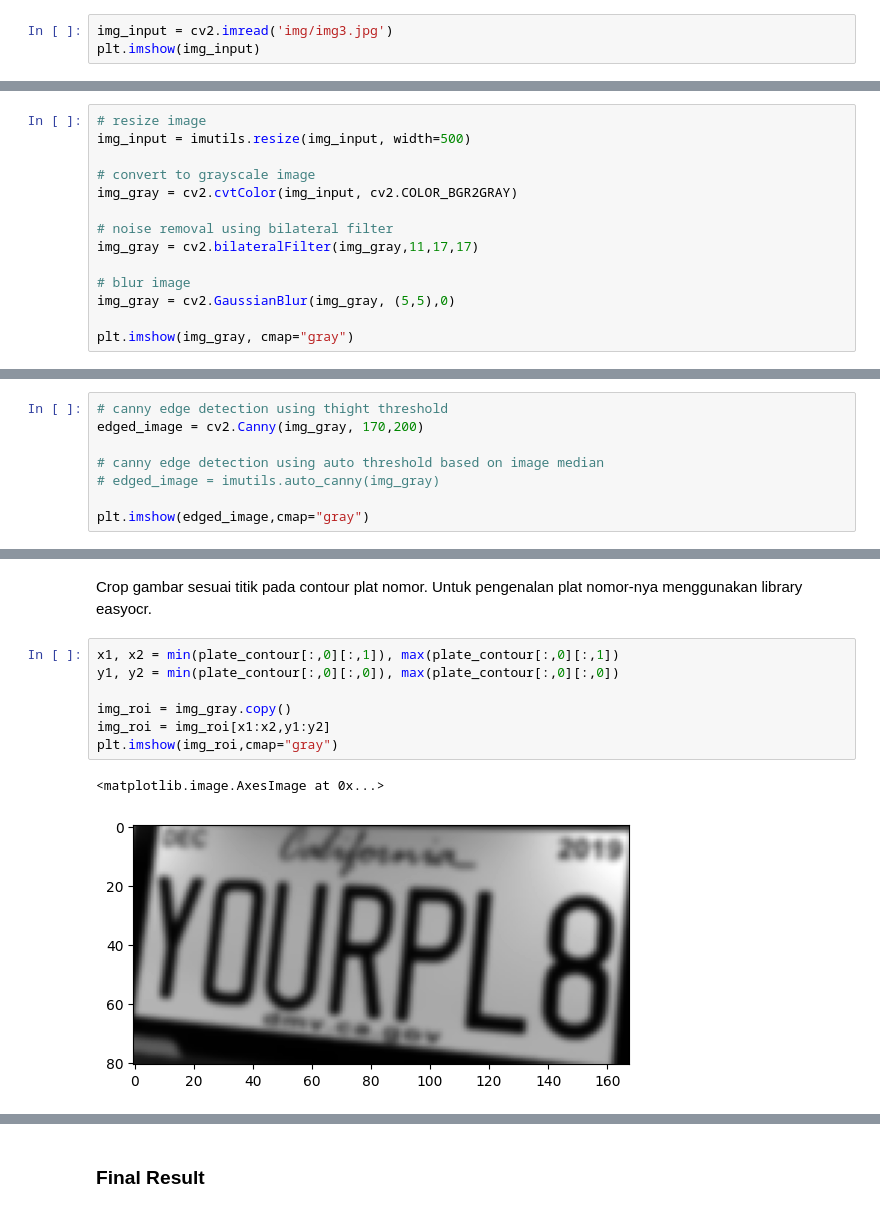
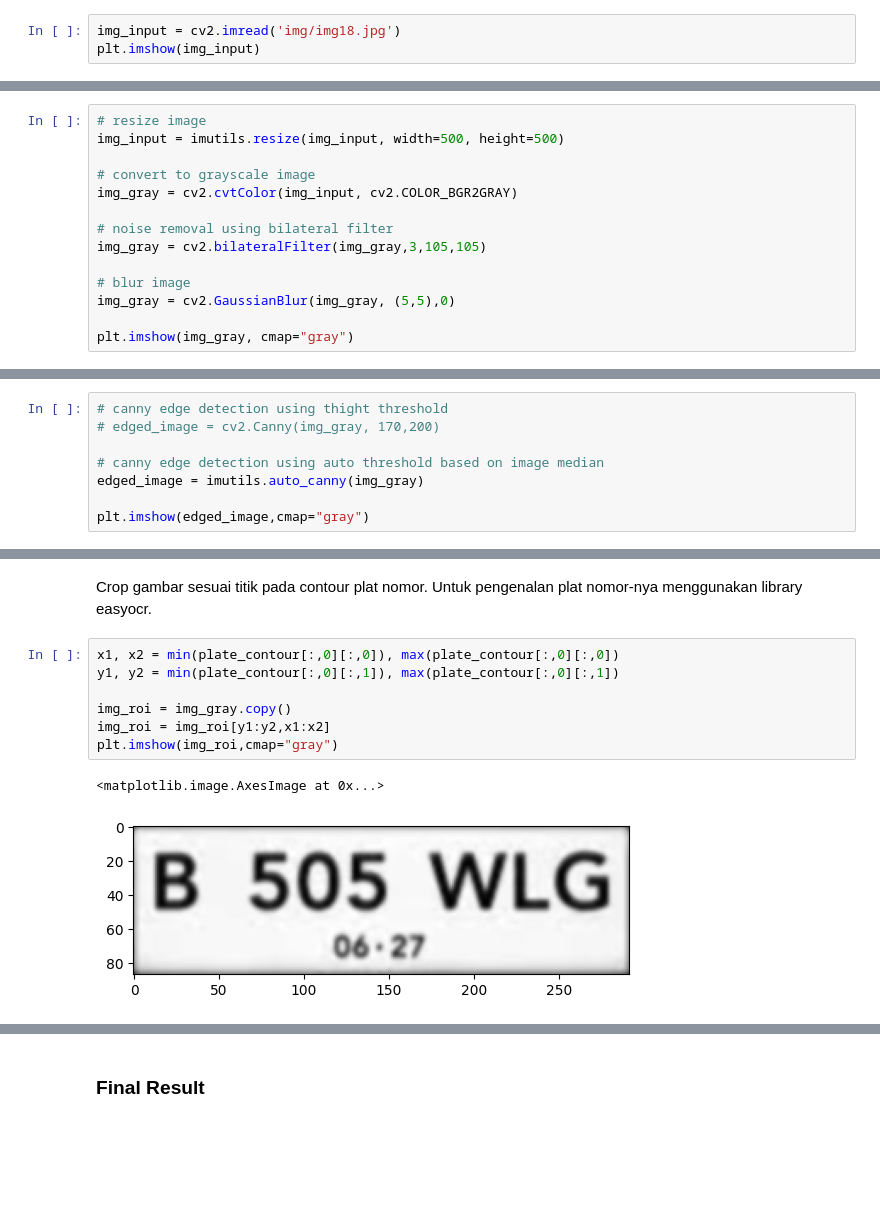
Before and after one commit to hiseulgi/license-plate-detection, a Jupyter notebook: notebook/01-edge-based.ipynb, the cells around one changed output, grey strips where cells are left out. Cells and saved outputs as stored; diff of their text form; blank space fills up the shorter version.

```diff
--- a/notebook/01-edge-based.ipynb
+++ b/notebook/01-edge-based.ipynb
@@ -9,7 +9,7 @@ reader = easyocr.Reader(['en']) # this needs to run only once to load the model
 # %% [markdown]
 ### Input Image
 # %%
-img_input = cv2.imread('img/img3.jpg')
+img_input = cv2.imread('img/img18.jpg')
 plt.imshow(img_input)
 # %% [output]
 <matplotlib.image.AxesImage at 0x...>
@@ -20,13 +20,13 @@ plt.imshow(img_input)
 Preprocessing berguna memaksimalkan gambar agar hasil edge detection lebih baik pada semua variasi gambar. Untuk proses ini sebenarnya ada banyak, tidak hanya seperti di bawah saja (perlu eksplorasi lebih lanjut nanti). Ada grayscaling, thresholding, blur, filter, morphological transform (erosion, dilation, opening, closing, top-hat, black-hat).
 # %%
 # resize image
-img_input = imutils.resize(img_input, width=500)
+img_input = imutils.resize(img_input, width=500, height=500)
 
 # convert to grayscale image
 img_gray = cv2.cvtColor(img_input, cv2.COLOR_BGR2GRAY)
 
 # noise removal using bilateral filter
-img_gray = cv2.bilateralFilter(img_gray,11,17,17)
+img_gray = cv2.bilateralFilter(img_gray,3,105,105)
 
 # blur image
 img_gray = cv2.GaussianBlur(img_gray, (5,5),0)
@@ -42,10 +42,10 @@ plt.imshow(img_gray, cmap="gray")
 Edge detection digunakan untuk mendeteksi garis tepi pada gambar. Ada beberapa metode yang dapat digunakan yaitu sobel, prewitt, canny. Alasan untuk menggunakan canny di bawah adalah karena canny lebih jelas dalam mendeteksitepi dan juga ada noise removal.
 # %%
 # canny edge detection using thight threshold
-edged_image = cv2.Canny(img_gray, 170,200)
+# edged_image = cv2.Canny(img_gray, 170,200)
 
 # canny edge detection using auto threshold based on image median
-# edged_image = imutils.auto_canny(img_gray)
+edged_image = imutils.auto_canny(img_gray)
 
 plt.imshow(edged_image,cmap="gray")
 # %% [output]
@@ -114,12 +114,12 @@ plt.imshow(img3)
 # %% [markdown]
 Crop gambar sesuai titik pada contour plat nomor. Untuk pengenalan plat nomor-nya menggunakan library easyocr.
 # %%
-x1, x2 = min(plate_contour[:,0][:,1]), max(plate_contour[:,0][:,1])
-y1, y2 = min(plate_contour[:,0][:,0]), max(plate_contour[:,0][:,0])
+x1, x2 = min(plate_contour[:,0][:,0]), max(plate_contour[:,0][:,0])
+y1, y2 = min(plate_contour[:,0][:,1]), max(plate_contour[:,0][:,1])
 
 img_roi = img_gray.copy()
-img_roi = img_roi[x1:x2,y1:y2]
+img_roi = img_roi[y1:y2,x1:x2]
 plt.imshow(img_roi,cmap="gray")
 # %% [output]
 <matplotlib.image.AxesImage at 0x...>
-[figure, old version]
+[figure, new version]
```
Also changed, not shown: parts of 9 cells of this notebook, 45 other files.
